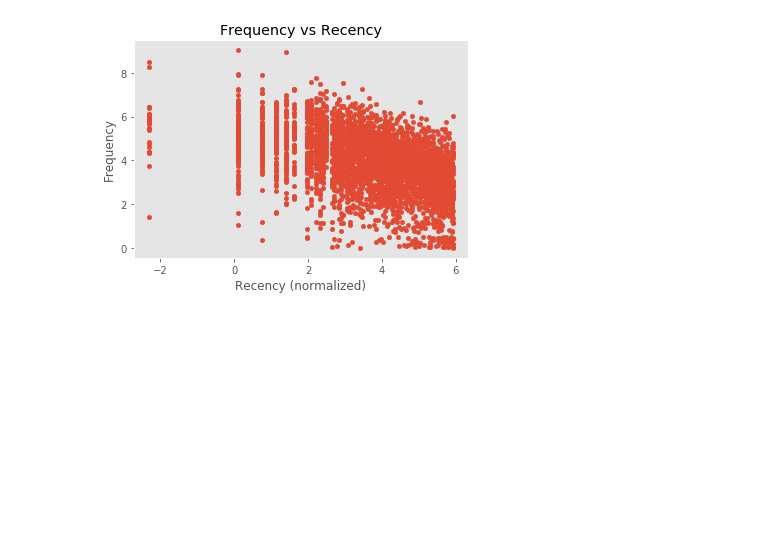
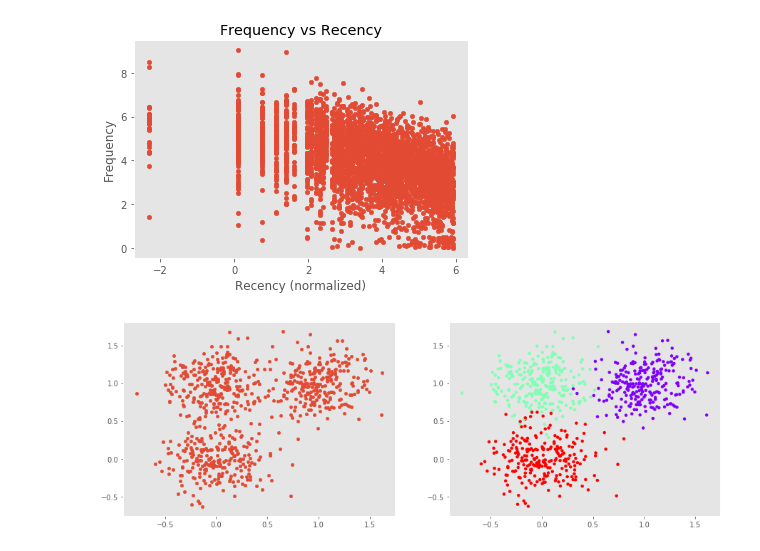
Before and after one commit to davestroud/OnlineRetail, a Jupyter notebook: main.ipynb, the cells around one changed output. Saved outputs shown, nothing was run; the diff lists cells and outputs as text; code cells hidden in the pictures; blank space fills up the shorter version.

```diff
--- a/main.ipynb
+++ b/main.ipynb
@@ -628,3 +628,26 @@ plt.show()
 cls_fare = KMeans(n_clusters=8, init='k-means++',random_state=1)
 cls_fare.fit(X1)
 newfeature_fare = cls_fare.labels_ # the labels from kmeans clustering
+# %%
+# Note: Just experimenting here
+# Not sure that this is correct!!
+
+from matplotlib import pyplot as plt
+from sklearn.datasets.samples_generator import make_blobs
+%matplotlib inline
+
+# Generate sample data with labels
+centers = [[1, 1], [0, 1], [0,0]]
+X1, labels_true = make_blobs(n_samples=750, centers=centers, cluster_std=0.25)
+
+plt.figure(figsize=(15, 5))
+plt.subplot(1,2,1)
+plt.scatter(X1[:, 0], X1[:, 1], s=20)
+plt.grid()
+plt.subplot(1,2,2)
+plt.scatter(X1[:, 0], X1[:, 1], c=labels_true,
+                    cmap=plt.cm.rainbow, s=20, linewidths=0)
+plt.grid()
+plt.show()
+# %% [output]
+[figure, added]
```
Also changed, not shown: parts of 1 cell of this notebook, 1 other file.
